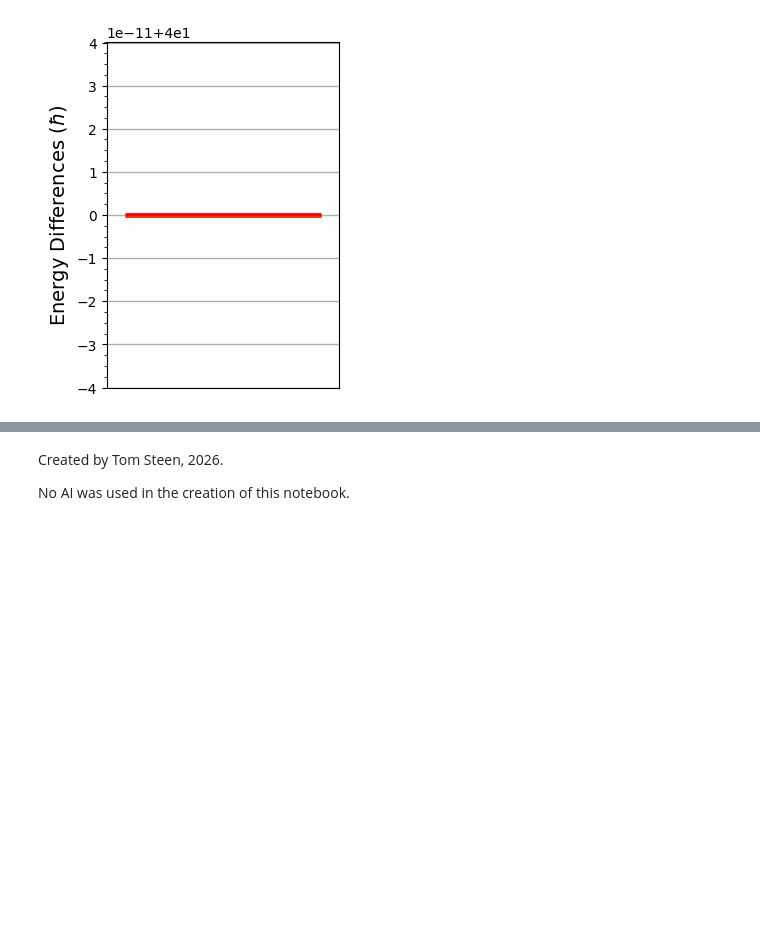
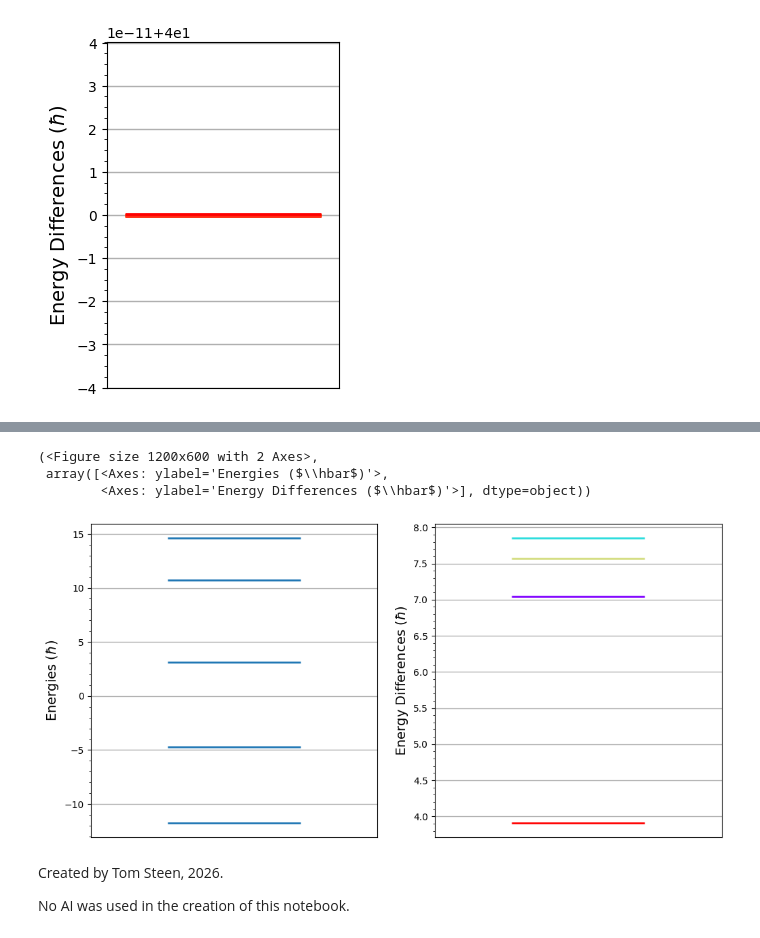
Before and after one commit to Khosmos3/Superconducting-Qubits, a Jupyter notebook: superconducting.ipynb, the cells around one changed output, grey strips where cells are left out. Cells and saved outputs as stored; diff of their text form; code cells hidden in the pictures; blank space fills up the shorter version.

```diff
--- a/superconducting.ipynb
+++ b/superconducting.ipynb
@@ -124,3 +233,23 @@ As we expect, all of the energy levels have the same differences from each other
+# %%
+def transmon2(Ec, Ej, N):
+    H = 4 * Ec * q.charge(N).full()**2 + 0.5 * Ej * (np.diag(-np.ones(2*N), 1) + np.diag(-np.ones(2*N), -1))
+
+    return q.Qobj(H)
+
+
+Ej = 15
+Ec = 0.3
+N = 2
+
+
+energies = (np.array(transmon2(Ec, Ej, N).eigenenergies()))
+
+plot_energy_stuff(energies)
+# %% [output]
+(<Figure size 1200x600 with 2 Axes>,
+ array([<Axes: ylabel='Energies ($\\hbar$)'>,
+        <Axes: ylabel='Energy Differences ($\\hbar$)'>], dtype=object))
+[figure, added]
 # %%
 def hamiltonian(Ec, Ej, N, phi, ng, Ej2 = 0):
     """
```
Also changed, not shown: parts of 13 cells of this notebook.
